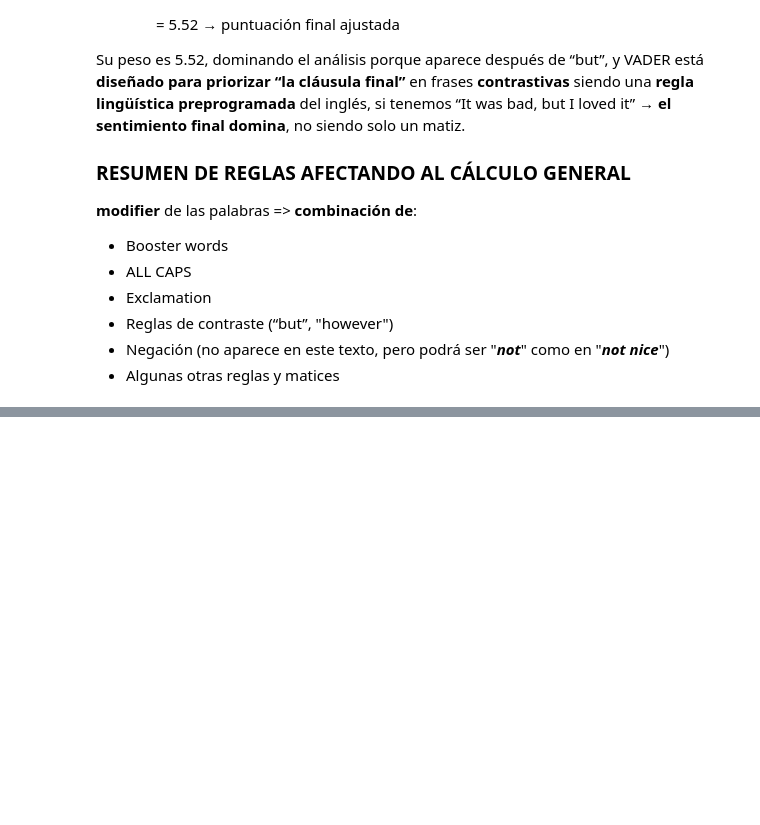
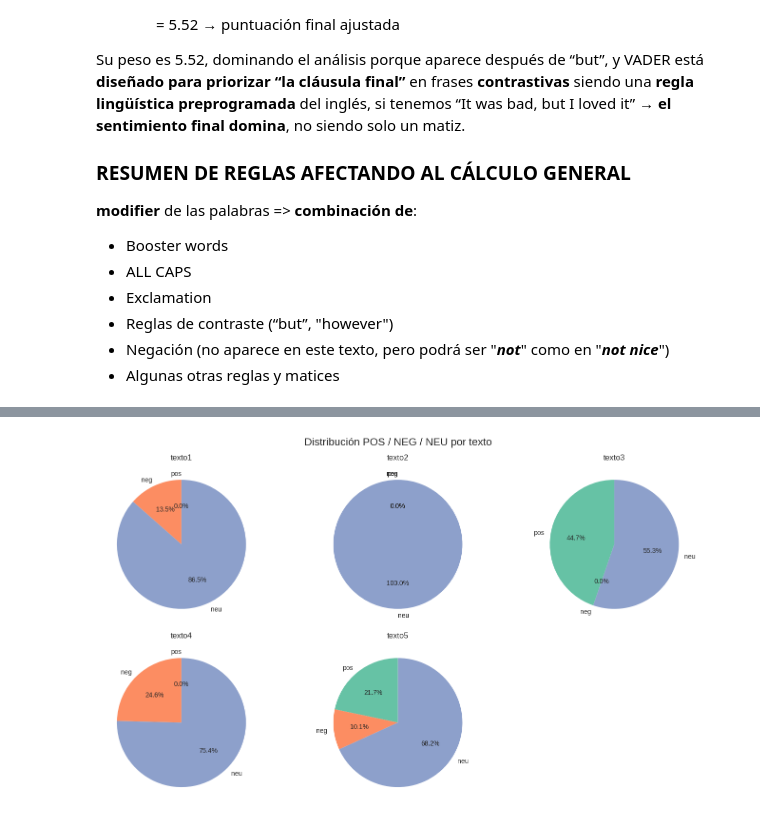
Before and after one commit to cristinasprogrammingadventure/PyDay-2025_workshop-Del-Texto-al-Dato_NLP, a Jupyter notebook: NLP_NLTK_VADER.ipynb, the cells around one changed output, grey strips where cells are left out. Saved outputs shown, nothing was run; the diff lists cells and outputs as text; code cells hidden in the pictures; blank space fills up the shorter version.

```diff
--- a/NLP_NLTK_VADER.ipynb
+++ b/NLP_NLTK_VADER.ipynb
@@ -629,0 +694,31 @@ y VADER está **diseñado para priorizar “la cláusula final”** en frases **
+# %%
+# Solo columnas de interés
+variables = ["pos", "neg", "neu"]
+
+# Configurar figura: 2 filas × 3 columnas (uno queda vacío)
+fig, axes = plt.subplots(2, 3, figsize=(14, 8))
+axes = axes.flatten()
+
+colors = ["#66c2a5", "#fc8d62", "#8da0cb"]   # verde, rojo, azul suave
+
+for i, (idx, row) in enumerate(df.iterrows()):
+    ax = axes[i]
+    valores = [row[v] for v in variables]
+
+    ax.pie(
+        valores,
+        labels=variables,
+        autopct='%1.1f%%',
+        startangle=90,
+        colors=colors
+    )
+    ax.set_title(row["texto"], fontsize=12)
+
+# El último subplot queda vacío → lo apagamos
+axes[-1].axis("off")
+
+plt.suptitle("Distribución POS / NEG / NEU por texto", fontsize=16)
+plt.tight_layout()
+plt.show()
+# %% [output]
+[figure, added]
```
Also changed, not shown: parts of 11 cells of this notebook.
